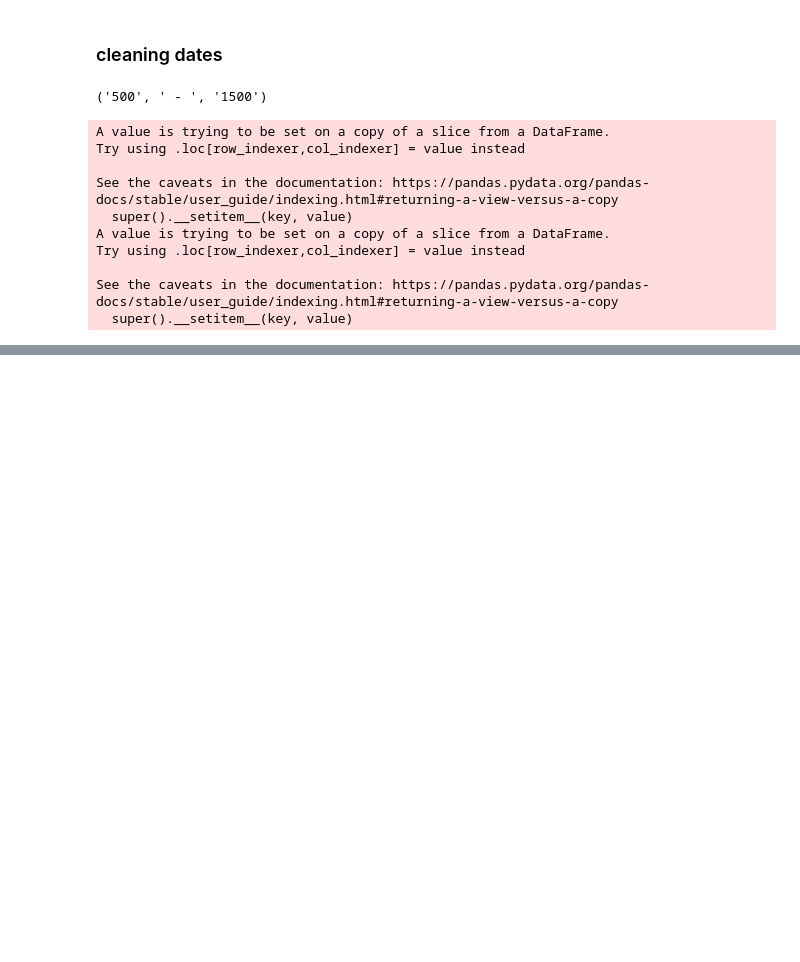
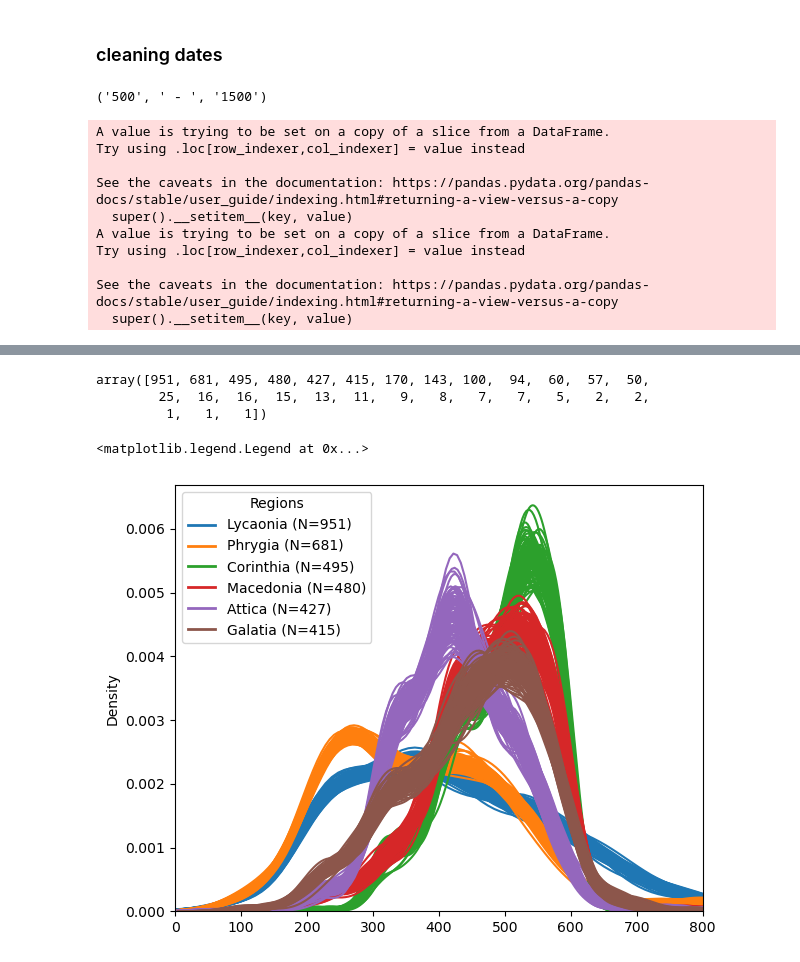
Before and after one commit to CCS-ZCU/QEC, a Jupyter notebook: scripts/1_ICG_ETL.ipynb, the cells around one changed output, grey strips where cells are left out. Saved outputs shown, nothing was run; the diff lists cells and outputs as text; code cells hidden in the pictures; blank space fills up the shorter version.

```diff
--- a/scripts/1_ICG_ETL.ipynb
+++ b/scripts/1_ICG_ETL.ipynb
@@ -86,2 +124,2 @@ See the caveats in the documentation: https://pandas.pydata.org/pandas-docs/stab
 # %%
-icg_df["random_dates"] = icg_df.apply(lambda row: tempun.model_date(row["not_before"], row["not_after"], size=100), axis=1)
+icg_df["random_dates"] = icg_df.apply(lambda row: tempun.model_date(row["not_before"], row["not_after"], size=1000), axis=1)
@@ -110,0 +135,3 @@ icg_df.to_parquet("../data/icg_df.parquet")
+# %%
+icg_regions = icg_df.groupby("region").size().sort_values(ascending=False)
+icg_regions
@@ -110,0 +156,25 @@ icg_df.to_parquet("../data/icg_df.parquet")
+# %%
+n = 6
+reg_names_n = icg_regions.index.tolist()[:n]
+reg_counts_n = icg_regions.values.tolist()[:n]
+# %%
+icg_regions.values.tolist()[:n]
+# %% [output]
+array([951, 681, 495, 480, 427, 415, 170, 143, 100,  94,  60,  57,  50,
+        25,  16,  16,  15,  13,  11,   9,   8,   7,   7,   5,   2,   2,
+         1,   1,   1])
+# %%
+colors = mcolors.TABLEAU_COLORS
+# %%
+fig, ax = plt.subplots(tight_layout=True)
+for reg, color in zip(reg_names_n, colors):
+    subset_df = icg_df[icg_df["region"]==reg]
+    tempun.kdeplot_from_randoms(subset_df["random_dates"], ax=ax,color=color, random_size=100)
+ax.set_xlim(0,800)
+
+labels = [name + " (N={})".format(str(count)) for name,count in zip(reg_names_n, reg_counts_n)]
+markers = [plt.Line2D([0,0],[0,0],color=color, lw=2) for color in colors]
+ax.legend(markers, labels, numpoints=1, title="Regions", bbox_to_anchor=(0, 1), loc='upper left')
+# %% [output]
+<matplotlib.legend.Legend at 0x...>
+[figure, added]
```
Also changed, not shown: parts of 16 cells of this notebook, 3 other files.
